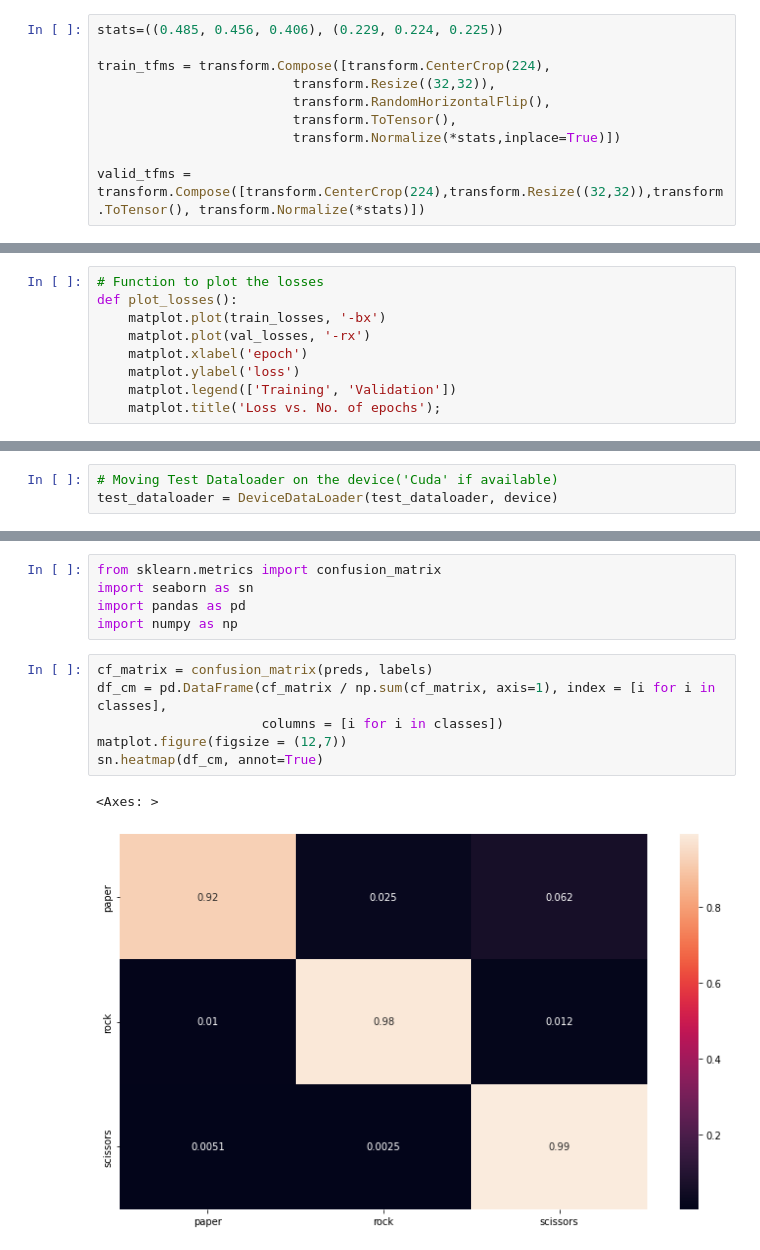
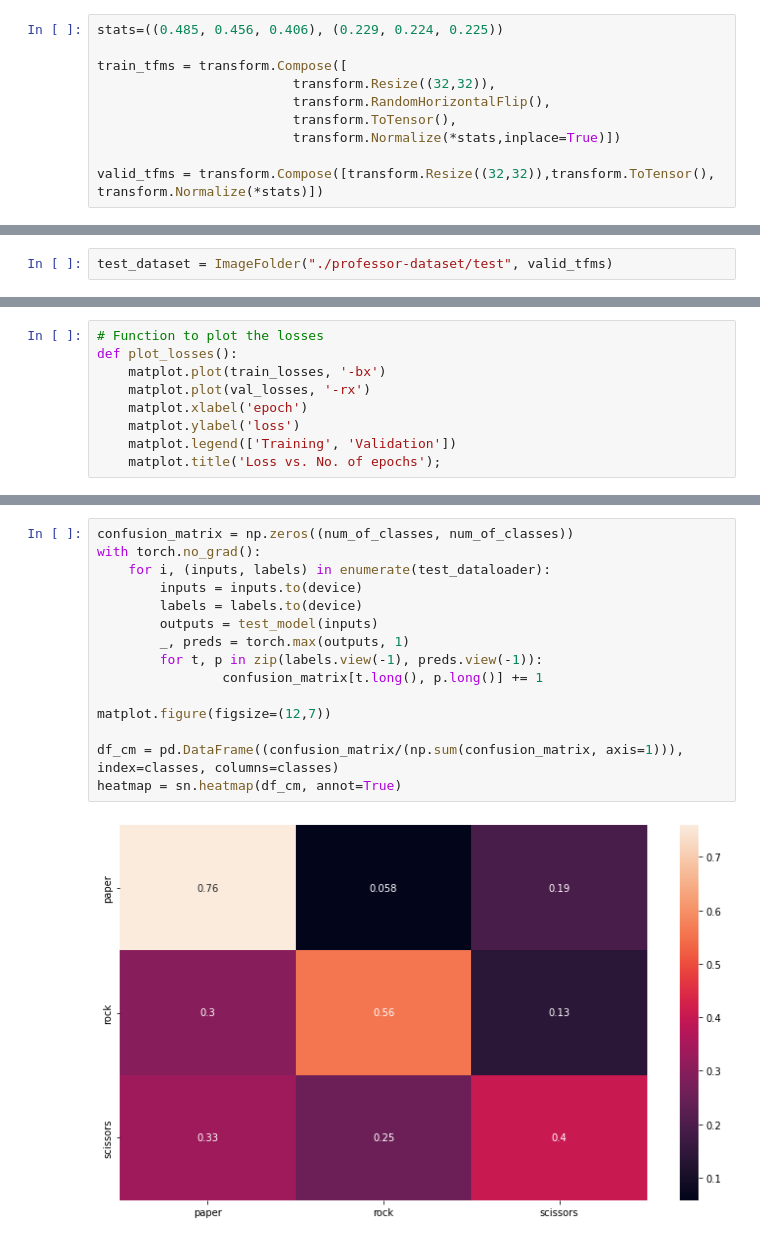
Before and after one commit to ShrinidhiUpadhyaya/Rock-Paper-Scissors-Resnet9, a Jupyter notebook: model.ipynb, the cells around one changed output, grey strips where cells are left out. Saved outputs shown, nothing was run; the diff lists cells and outputs as text.

Commit message:
Model Changes

```diff
--- a/model.ipynb
+++ b/model.ipynb
@@ -36,11 +42,11 @@ print(classes)
 # %%
 stats=((0.485, 0.456, 0.406), (0.229, 0.224, 0.225))
 
-train_tfms = transform.Compose([transform.CenterCrop(224),
+train_tfms = transform.Compose([
                          transform.Resize((32,32)),
                          transform.RandomHorizontalFlip(),
                          transform.ToTensor(),
                          transform.Normalize(*stats,inplace=True)])
 
-valid_tfms = transform.Compose([transform.CenterCrop(224),transform.Resize((32,32)),transform.ToTensor(), transform.Normalize(*stats)])
+valid_tfms = transform.Compose([transform.Resize((32,32)),transform.ToTensor(), transform.Normalize(*stats)])
 # %%
@@ -70,0 +82,2 @@ test_dataloader = DataLoader(test_dataset, batch_size=batch_size, num_workers=3,
+# %%
+test_dataset = ImageFolder("./professor-dataset/test", valid_tfms)
@@ -439,6 +368,3 @@ SmallResNet9(
 )
-# %%
-# Moving Test Dataloader on the device('Cuda' if available)
-test_dataloader = DeviceDataLoader(test_dataloader, device)
 # %%
 # Evaluating Test Data
@@ -459,14 +409,17 @@ tensor(0.9627)
-# %%
-from sklearn.metrics import confusion_matrix
-import seaborn as sn
-import pandas as pd
-import numpy as np
-# %%
-cf_matrix = confusion_matrix(preds, labels)
-df_cm = pd.DataFrame(cf_matrix / np.sum(cf_matrix, axis=1), index = [i for i in classes],
-                     columns = [i for i in classes])
-matplot.figure(figsize = (12,7))
-sn.heatmap(df_cm, annot=True)
-# %% [output]
-<Axes: >
-[figure, removed]
+# %%
+confusion_matrix = np.zeros((num_of_classes, num_of_classes))
+with torch.no_grad():
+    for i, (inputs, labels) in enumerate(test_dataloader):
+        inputs = inputs.to(device)
+        labels = labels.to(device)
+        outputs = test_model(inputs)
+        _, preds = torch.max(outputs, 1)
+        for t, p in zip(labels.view(-1), preds.view(-1)):
+                confusion_matrix[t.long(), p.long()] += 1
+
+matplot.figure(figsize=(12,7))
+
+df_cm = pd.DataFrame((confusion_matrix/(np.sum(confusion_matrix, axis=1))), index=classes, columns=classes)
+heatmap = sn.heatmap(df_cm, annot=True)
+# %% [output]
+[figure, added]
```
Also changed, not shown: parts of 26 cells of this notebook, 10 other files.
